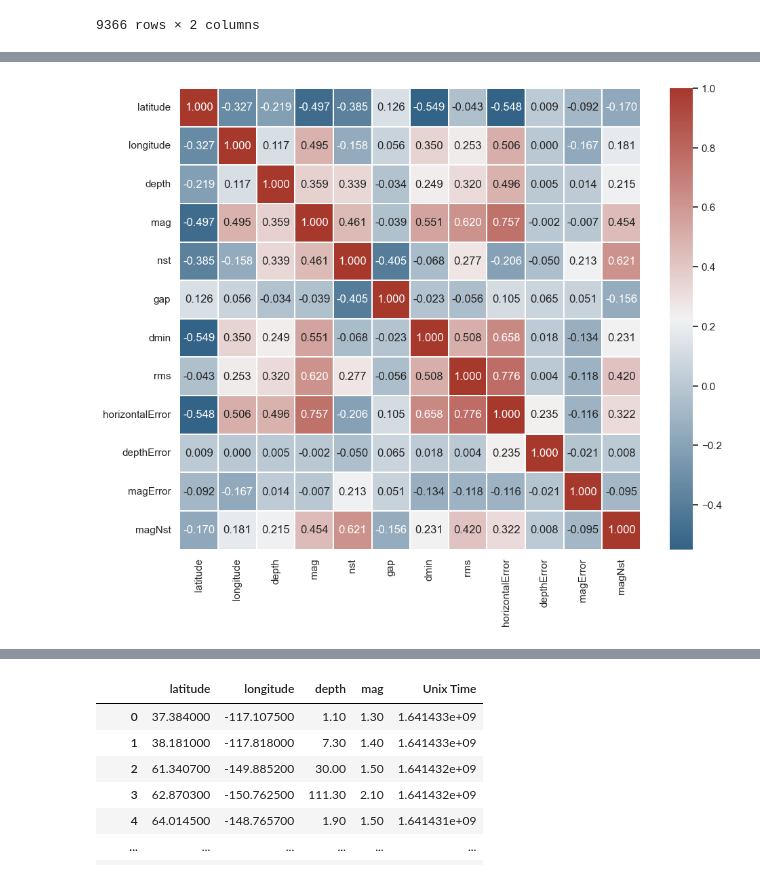
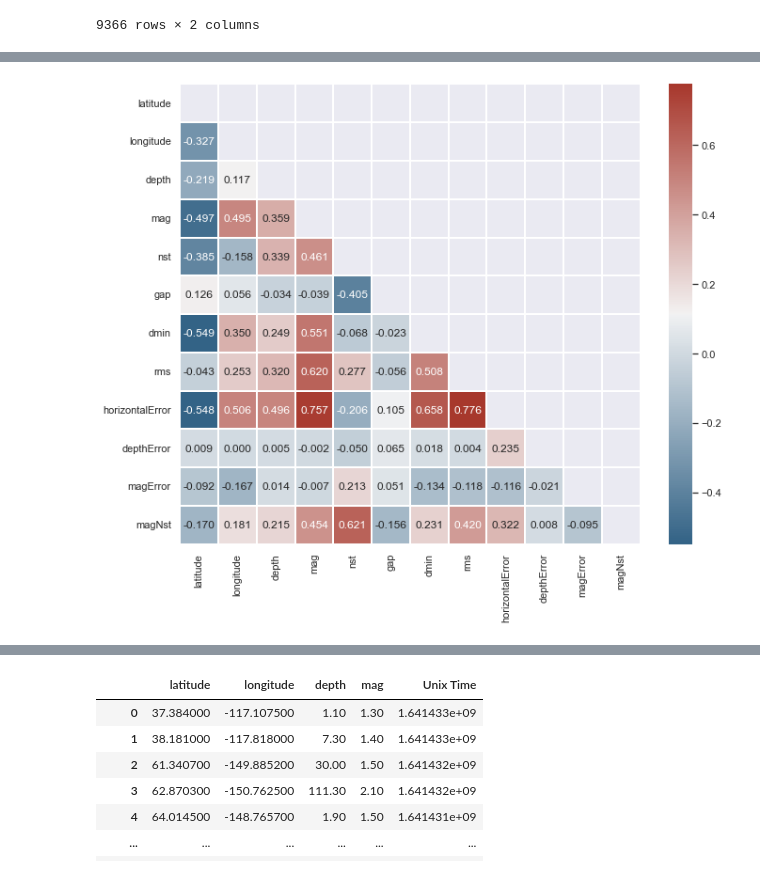
Before and after one commit to rromang/earthquake_modeling, a Jupyter notebook: notebooks/data_exploration.ipynb, the cells around one changed output, grey strips where cells are left out. Cells and saved outputs as stored; diff of their text form; code cells hidden in the pictures.

```diff
--- a/notebooks/data_exploration.ipynb
+++ b/notebooks/data_exploration.ipynb
@@ -18,7 +18,8 @@ from sqlalchemy import create_engine
 import numpy as np
 import matplotlib.pyplot as plt
 from scipy import stats
-import seaborn as sns; sns.set_theme(color_codes=True)
+import seaborn as sns
+sns.set_theme(color_codes=True)
 sns.set_context("paper")
 %matplotlib inline
 # %%
@@ -478,10 +476,13 @@ NameError: name 'sns' is not defined
 # %%
 fig, ax = plt.subplots(figsize=(11,9))
 
+# Generate a mask for the upper triangle
+mask = np.triu(np.ones_like(corr_df, dtype=bool))
+
 cmap = sns.diverging_palette(240, 15, s=75, l=40, n=9, center="light", as_cmap=True)
-ax = sns.heatmap(corr_df, square=True, linewidths=0.2, annot=True, cmap=cmap, fmt=".3f")
+ax = sns.heatmap(corr_df, square=True, linewidths=0.2, annot=True, cmap=cmap, mask=mask, fmt=".3f")
 # %% [output]
-[figure, old version]
+[figure, new version]
 # %%
 raw_data['Unix Time'] = pd.to_datetime(raw_data['time']).astype(int)/10**9
 raw_data.head(5)
```
Also changed, not shown: parts of 9 cells of this notebook.
